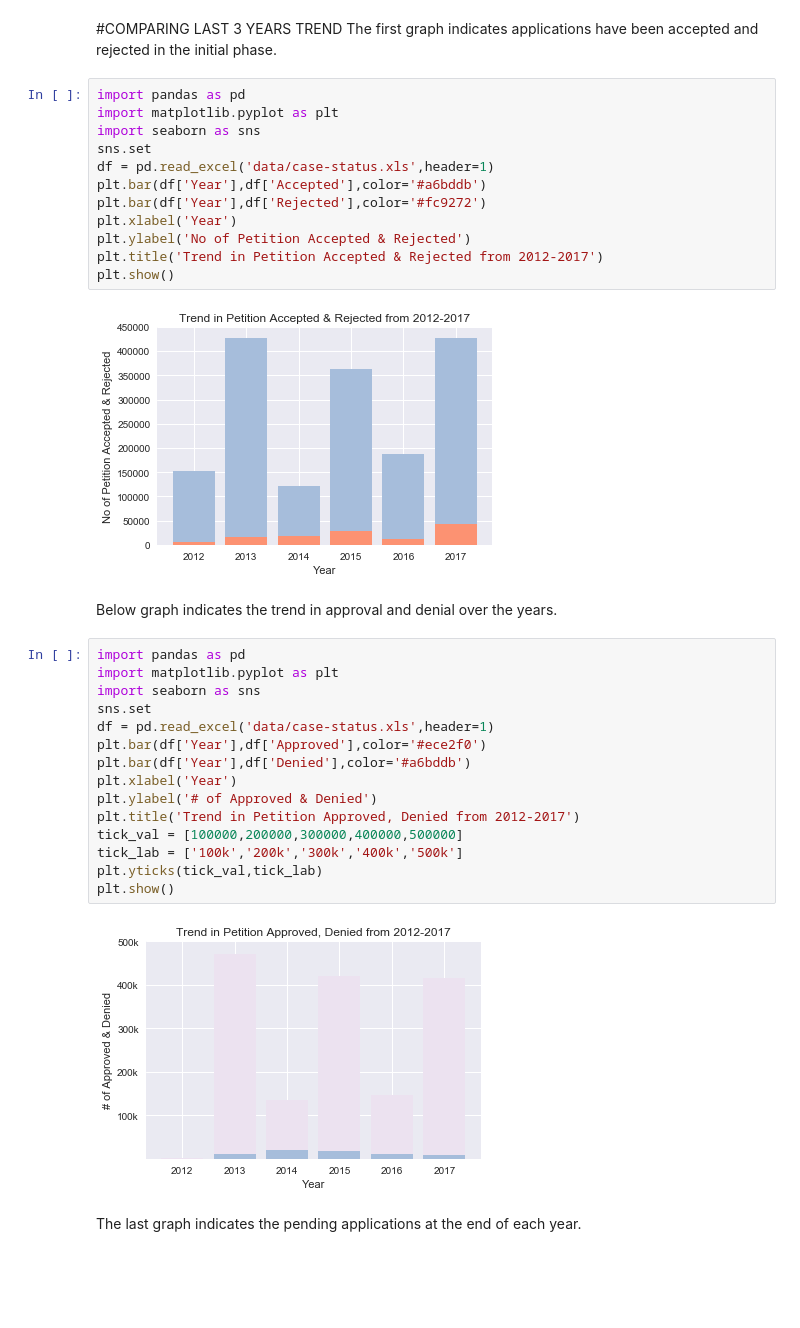
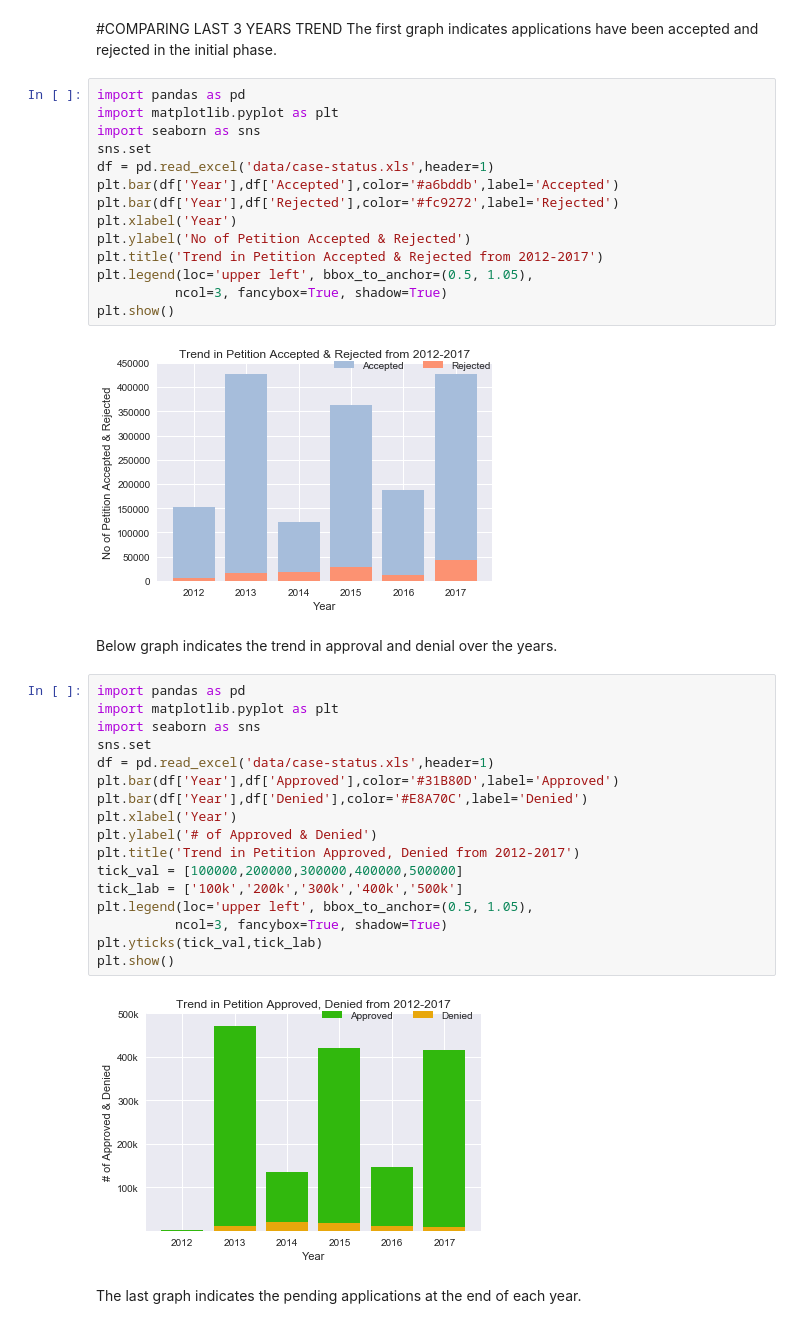
Before and after one commit to KirazG/datascience, a Jupyter notebook: capstone-project1/DataStory/Datastory.ipynb, the cells around one changed output. Drawn from its saved outputs; the diff is of its cells as text; blank space fills up the shorter version.

```diff
--- a/capstone-project1/DataStory/Datastory.ipynb
+++ b/capstone-project1/DataStory/Datastory.ipynb
@@ -81,33 +82,37 @@ import matplotlib.pyplot as plt
 import seaborn as sns
 sns.set
 df = pd.read_excel('data/case-status.xls',header=1)
-plt.bar(df['Year'],df['Accepted'],color='#a6bddb')
-plt.bar(df['Year'],df['Rejected'],color='#fc9272')
+plt.bar(df['Year'],df['Accepted'],color='#a6bddb',label='Accepted')
+plt.bar(df['Year'],df['Rejected'],color='#fc9272',label='Rejected')
 plt.xlabel('Year')
 plt.ylabel('No of Petition Accepted & Rejected')
 plt.title('Trend in Petition Accepted & Rejected from 2012-2017')
+plt.legend(loc='upper left', bbox_to_anchor=(0.5, 1.05),
+          ncol=3, fancybox=True, shadow=True)
 plt.show()
 # %% [output]
-[figure, old version]
+[figure, new version]
 # %% [markdown]
 Below graph indicates the trend in approval and denial over the years.
 # %%
 import pandas as pd
 import matplotlib.pyplot as plt
 import seaborn as sns
 sns.set
 df = pd.read_excel('data/case-status.xls',header=1)
-plt.bar(df['Year'],df['Approved'],color='#ece2f0')
-plt.bar(df['Year'],df['Denied'],color='#a6bddb')
+plt.bar(df['Year'],df['Approved'],color='#31B80D',label='Approved')
+plt.bar(df['Year'],df['Denied'],color='#E8A70C',label='Denied')
 plt.xlabel('Year')
 plt.ylabel('# of Approved & Denied')
 plt.title('Trend in Petition Approved, Denied from 2012-2017')
 tick_val = [100000,200000,300000,400000,500000]
 tick_lab = ['100k','200k','300k','400k','500k']
+plt.legend(loc='upper left', bbox_to_anchor=(0.5, 1.05),
+          ncol=3, fancybox=True, shadow=True)
 plt.yticks(tick_val,tick_lab)
 plt.show()
 # %% [output]
-[figure, old version]
+[figure, new version]
 # %% [markdown]
 The last graph indicates the pending applications at the end of each year.
 # %%
```
Also changed, not shown: parts of 9 cells of this notebook.
